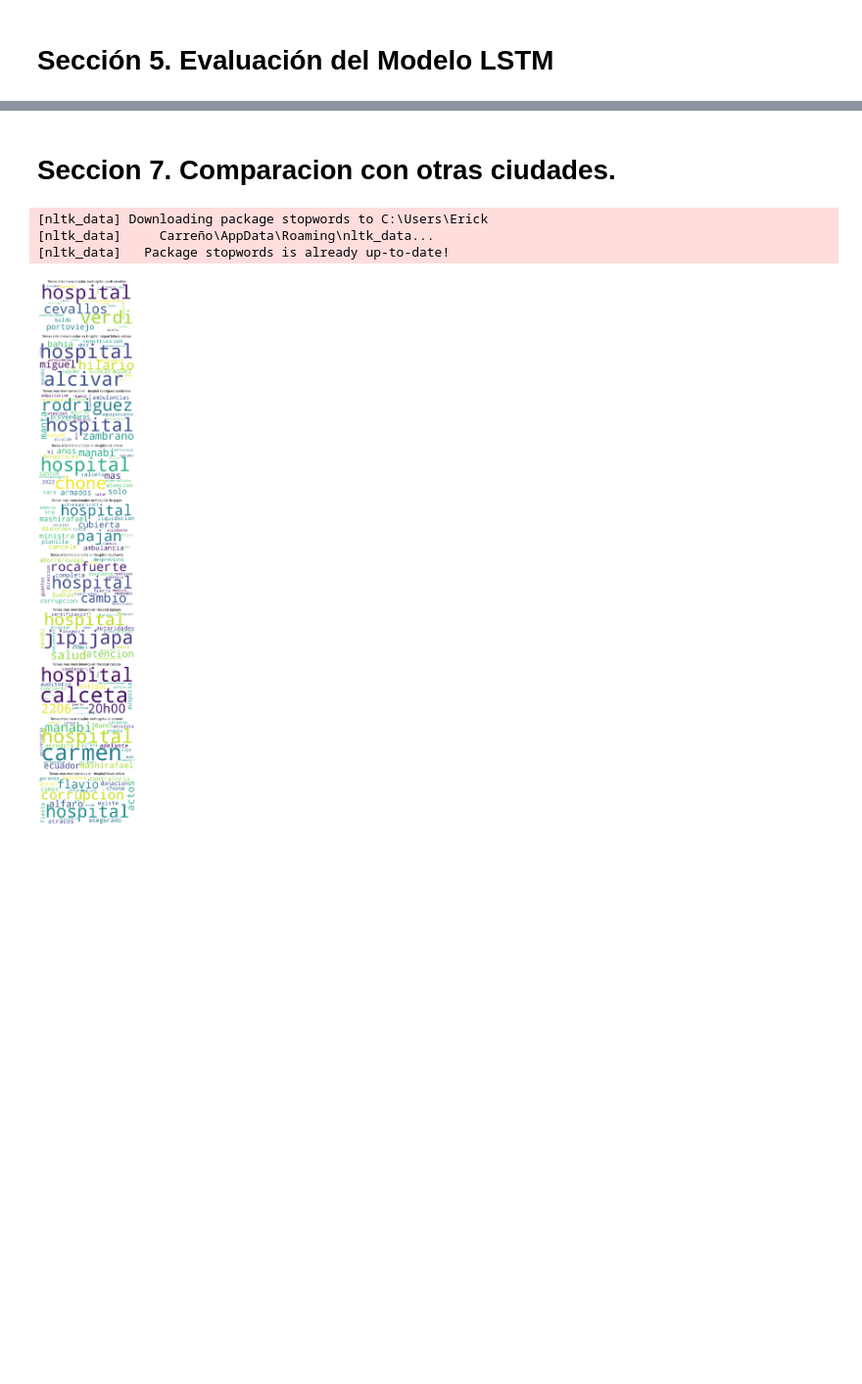
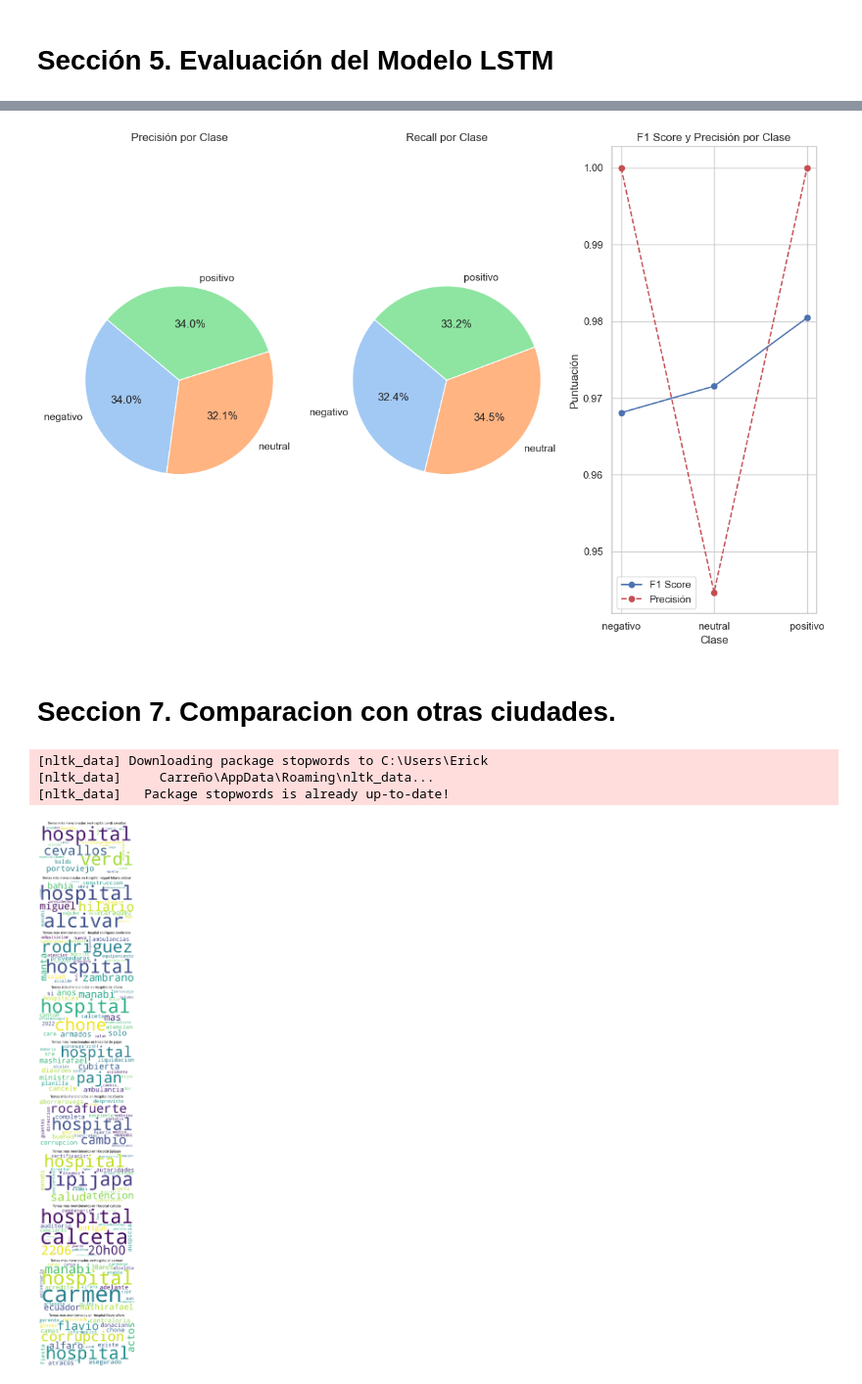
Before and after one commit to CarrenoErick19/Carreno_Navarrete_P.Integrador, a Jupyter notebook: CARREÑO_NAVARRETE_RNN/Mostrado 29 julio/rnn_posts_carreño_navarrete.ipynb, the cells around one changed output, grey strips where cells are left out. Shown at 98% size. Drawn from its saved outputs; the diff is of its cells as text; code cells hidden in the pictures; blank space fills up the shorter version.

Commit message:
graficos de matriz de confusion a medias

```diff
--- a/CARREÑO_NAVARRETE_RNN/Mostrado 29 julio/rnn_posts_carreño_navarrete.ipynb
+++ b/CARREÑO_NAVARRETE_RNN/Mostrado 29 julio/rnn_posts_carreño_navarrete.ipynb
@@ -741,0 +678,45 @@ plt.show()
+# %%
+import numpy as np
+import matplotlib.pyplot as plt
+import seaborn as sns
+
+# Cargar la matriz de confusión
+cm = np.load('matriz_confusion.npy')
+
+# Calcular métricas por clase
+from sklearn.metrics import precision_score, recall_score, f1_score
+
+y_true = np.argmax(pd.get_dummies(df['sentimiento']).values, axis=1)
+y_pred_classes = np.argmax(model.predict([X_test_combined[:, :-1], X_test_combined[:, -1]]), axis=1)
+
+classes = ['negativo', 'neutral', 'positivo']
+precisions = [precision_score(y_true, y_pred_classes, labels=[i], average='macro') for i in range(len(classes))]
+recalls = [recall_score(y_true, y_pred_classes, labels=[i], average='macro') for i in range(len(classes))]
+f1_scores = [f1_score(y_true, y_pred_classes, labels=[i], average='macro') for i in range(len(classes))]
+
+# Gráfico de precisión por clase (pastel)
+plt.figure(figsize=(12, 8))
+plt.subplot(1, 3, 1)
+plt.pie(precisions, labels=classes, autopct='%1.1f%%', startangle=140, colors=sns.color_palette("pastel"))
+plt.title('Precisión por Clase')
+plt.axis('equal')  # Equal aspect ratio ensures that pie is drawn as a circle.
+
+# Gráfico de recall por clase (pastel)
+plt.subplot(1, 3, 2)
+plt.pie(recalls, labels=classes, autopct='%1.1f%%', startangle=140, colors=sns.color_palette("pastel"))
+plt.title('Recall por Clase')
+plt.axis('equal')
+
+# Gráfico de F1-score y precisión
+plt.subplot(1, 3, 3)
+plt.plot(classes, f1_scores, marker='o', linestyle='-', color='b', label='F1 Score')
+plt.plot(classes, precisions, marker='o', linestyle='--', color='r', label='Precisión')
+plt.title('F1 Score y Precisión por Clase')
+plt.xlabel('Clase')
+plt.ylabel('Puntuación')
+plt.legend()
+plt.grid(True)
+
+plt.tight_layout()
+plt.show()
+# %% [output]
@@ -742,3 +724,4 @@ plt.show()
+[figure, added]
 # %% [markdown]
 # Seccion 7. Comparacion con otras ciudades.
 # %%
```
Also changed, not shown: parts of 4 cells of this notebook, 1 other file.
